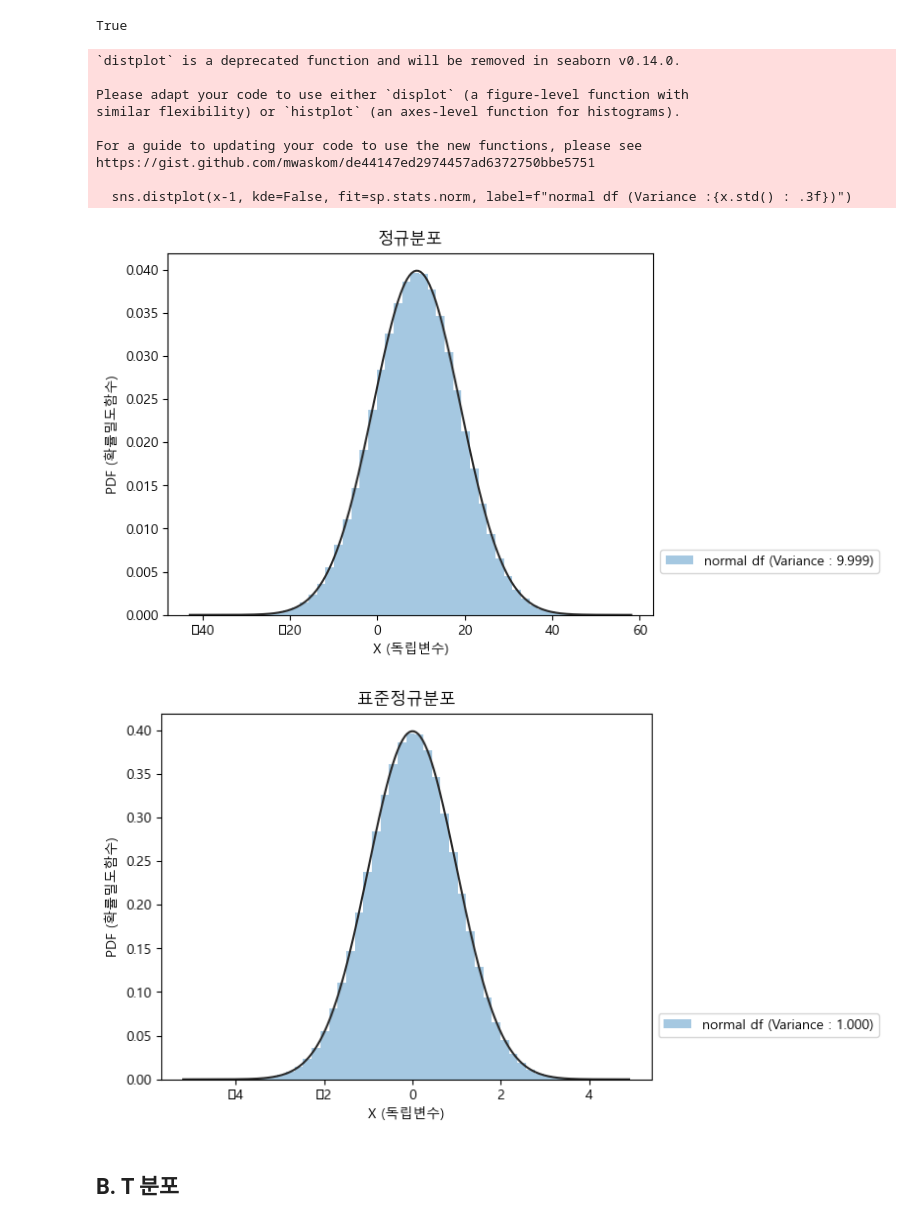
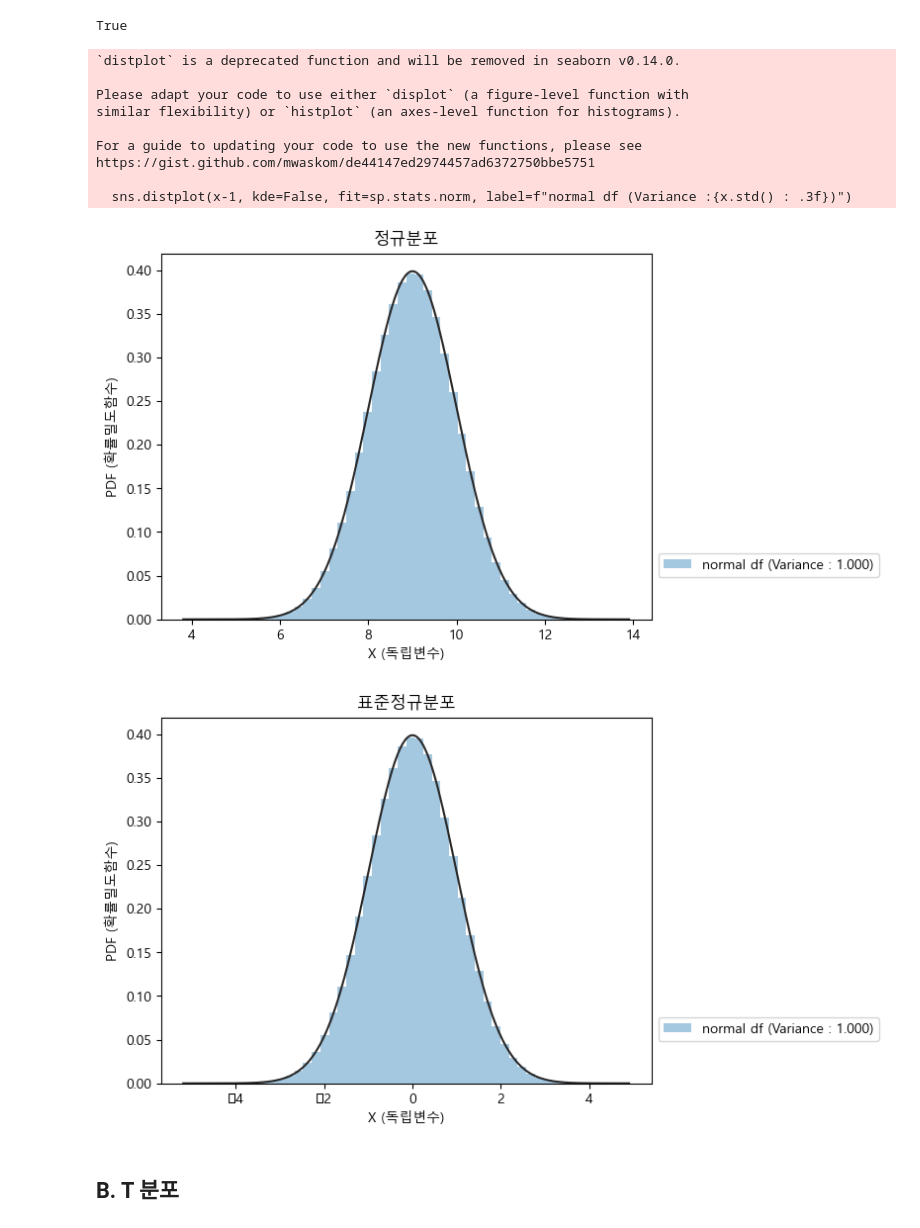
Before and after one commit to youngsang114/python-work, a Jupyter notebook: 공부공부/0419.ipynb, the cells around one changed output. Cells and saved outputs as stored; diff of their text form; code cells hidden in the pictures.

```diff
--- a/공부공부/0419.ipynb
+++ b/공부공부/0419.ipynb
@@ -115,21 +257,21 @@ def normal_df(N, sigma, mu):
     plt.show()
 # %%
 # 정규분포 형성 (평균 = 11-1, 표준편차 = 10)
-normal_df(1000000, 10, 10)
+normal_df(1000000, 1, 10)
 
 # 표준정규분포 형성 (평균 = 1-1, 표준편차 = 1)
 normal_df(1000000, 1, 1)
 # %% [output]
 `distplot` is a deprecated function and will be removed in seaborn v0.14.0.
 
 Please adapt your code to use either `displot` (a figure-level function with
 similar flexibility) or `histplot` (an axes-level function for histograms).
 
 For a guide to updating your code to use the new functions, please see
 https://gist.github.com/mwaskom/de44147ed2974457ad6372750bbe5751
 
   sns.distplot(x-1, kde=False, fit=sp.stats.norm, label=f"normal df (Variance :{x.std() : .3f})")
-[figure, old version]
+[figure, new version]
 [figure]
 # %% [markdown]
 ## B. T 분포
```
Also changed, not shown: parts of 14 cells of this notebook, 16 other files.
